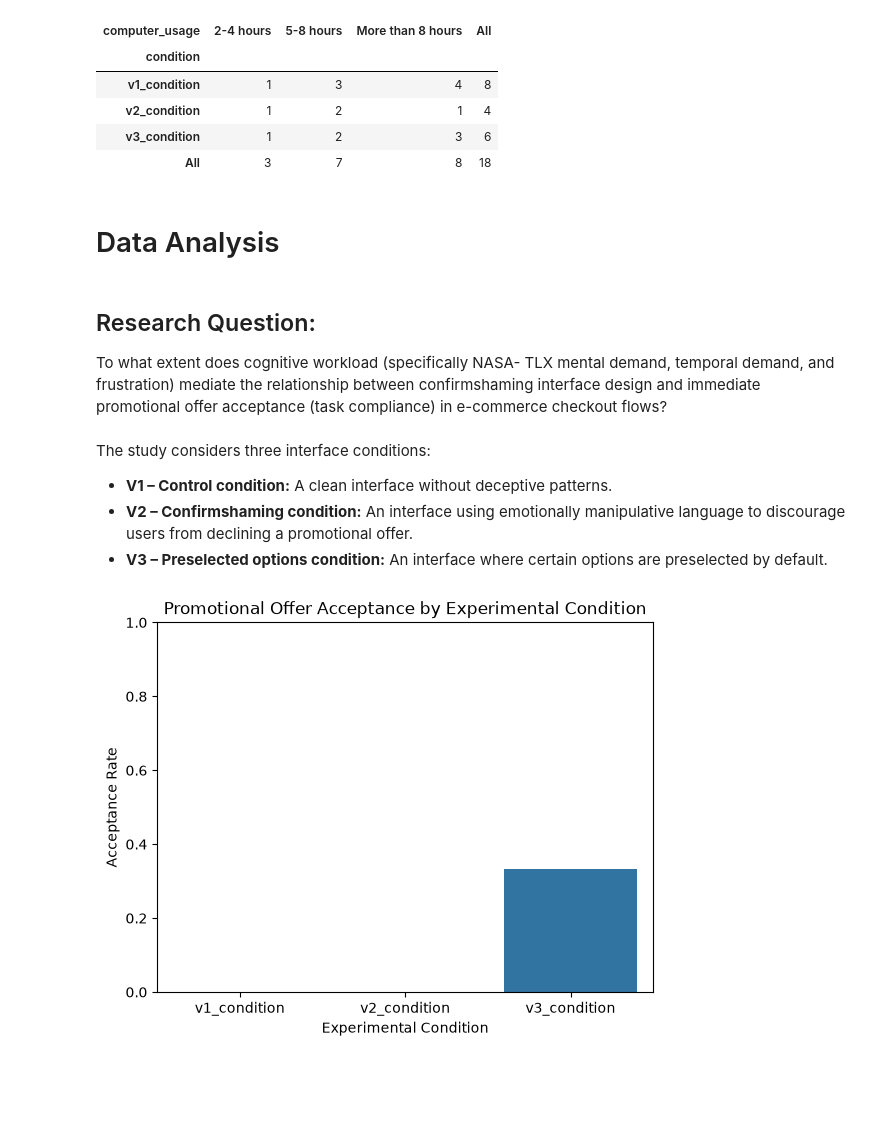
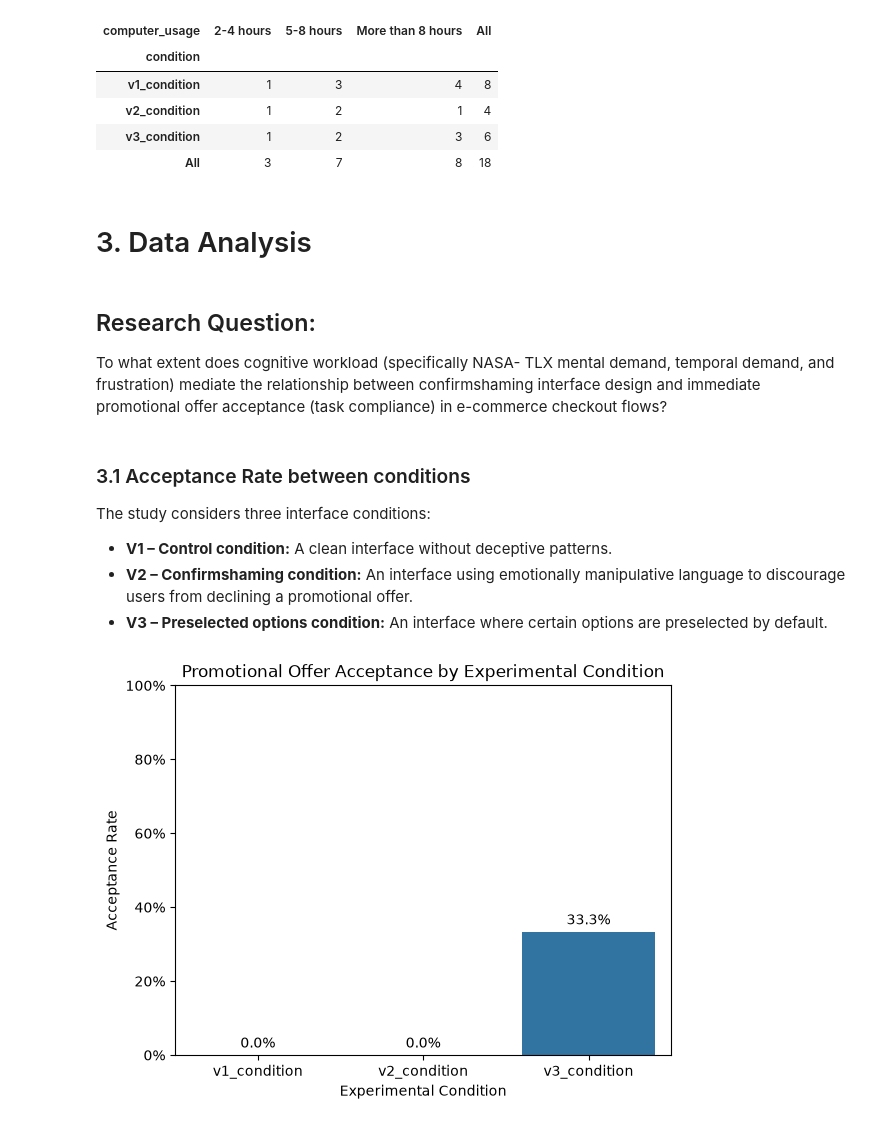
Before and after one commit to alessiozzodemarcozzo/I2202-DeciptivePatterns, a Jupyter notebook: Deciptive_Design_Analysis/deceptive_design_analisys.ipynb, the cells around one changed output. Saved outputs shown, nothing was run; the diff lists cells and outputs as text; code cells hidden in the pictures; blank space fills up the shorter version.

Commit message:
percentage in 3.1 Acceptance rate

```diff
--- a/Deciptive_Design_Analysis/deceptive_design_analisys.ipynb
+++ b/Deciptive_Design_Analysis/deceptive_design_analisys.ipynb
@@ -1,5 +3,4 @@
 # %%
-# ============================== CONFIG ==============================
 
 # How to handle participants who used the website more than once (presumably for mistake or curiosity):
 #
@@ -10,8 +11,8 @@
 #   "unique"                -> drop every participant who appears more than once    -> We lose some data(unethical), but we are sure that every
 #                                                                                       entry is correctly referred to a condition
 
-MODE = "max_deliberation_time"
-# MODE = "unique"
+CONFIG_reused_website_cases = "max_deliberation_time"
+#CONFIG_reused_website_cases = "unique"
 # %%
 import pandas as pd
 import matplotlib.pyplot as plt
@@ -68,8 +71,8 @@ Some particiipant opened the website multiple times, we suppose by mistake or cu
 
 CHANGE IT IN CONFIG SECTION
 # %%
-if MODE == "max_deliberation_time":
+if CONFIG_reused_website_cases == "max_deliberation_time":
     quantitative_data = quantitative_data[quantitative_data['deliberation_time_sec'] == quantitative_data.groupby('participant_id')['deliberation_time_sec'].transform('max')]
-elif MODE == "unique":
-    quantitative_data = quantitative_data[quantitative_data.duplicated(subset='participant_id', keep=False)]
+elif CONFIG_reused_website_cases == "unique":
+    quantitative_data = quantitative_data[~quantitative_data.duplicated(subset='participant_id', keep=False)]
 # %% [markdown]
@@ -186,7 +189,7 @@ for column in profile_columns:
 | v3_condition | 1 | 2 | 3 | 6 |
 | All | 3 | 7 | 8 | 18 |
 # %% [markdown]
-# Data Analysis
+# 3. Data Analysis
 # %% [markdown]
 ## Research Question:
 To what extent does cognitive workload (specifically NASA-
@@ -194,6 +197,8 @@ TLX mental demand, temporal demand, and frustration) mediate the relationship
 between confirmshaming interface design and immediate promotional offer
 acceptance (task compliance) in e-commerce checkout flows?
 # %% [markdown]
+### 3.1 Acceptance Rate between conditions
+
 The study considers three interface conditions:
 
 - **V1 – Control condition:** A clean interface without deceptive patterns.
@@ -203,32 +208,38 @@ The study considers three interface conditions:
 overview = (
     quantitative_data.groupby("condition")
     .agg(
         participants=("participant_id", "nunique"),
         accepted=("acceptance", "sum"),
         valid_responses=("acceptance", "count")
     )
 )
 
 overview["not_accepted"] = (
     overview["valid_responses"] - overview["accepted"]
 )
 
 overview["acceptance_rate"] = (
     overview["accepted"] / overview["valid_responses"] * 100
 )
 
-sns.barplot(
+plot = sns.barplot(
     data=quantitative_data,
     x="condition",
     y="acceptance",
     errorbar=None
 )
+
+# values on top of the bars, formatted as percentages
+for container in plot.containers:
+    plot.bar_label(container, labels=[f"{v.get_height():.1%}" for v in container], padding=3)
+#formats 0-1 range to percentage on y-axis (e.g. 0.5 -> 50%)
+plot.yaxis.set_major_formatter(PercentFormatter(xmax=1))
 
 plt.title("Promotional Offer Acceptance by Experimental Condition")
 plt.xlabel("Experimental Condition")
 plt.ylabel("Acceptance Rate")
 plt.ylim(0, 1)
 
 plt.show()
 # %% [output]
-[figure, old version]
+[figure, new version]
```
Also changed, not shown: parts of 5 cells of this notebook.
